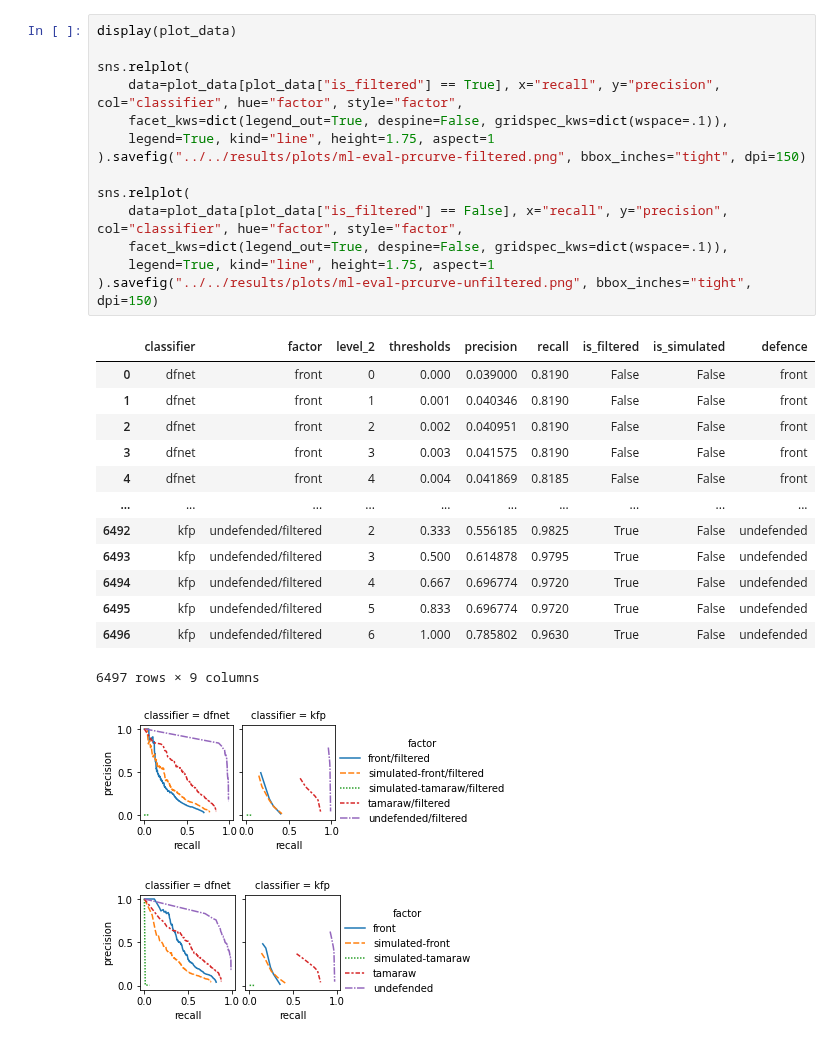
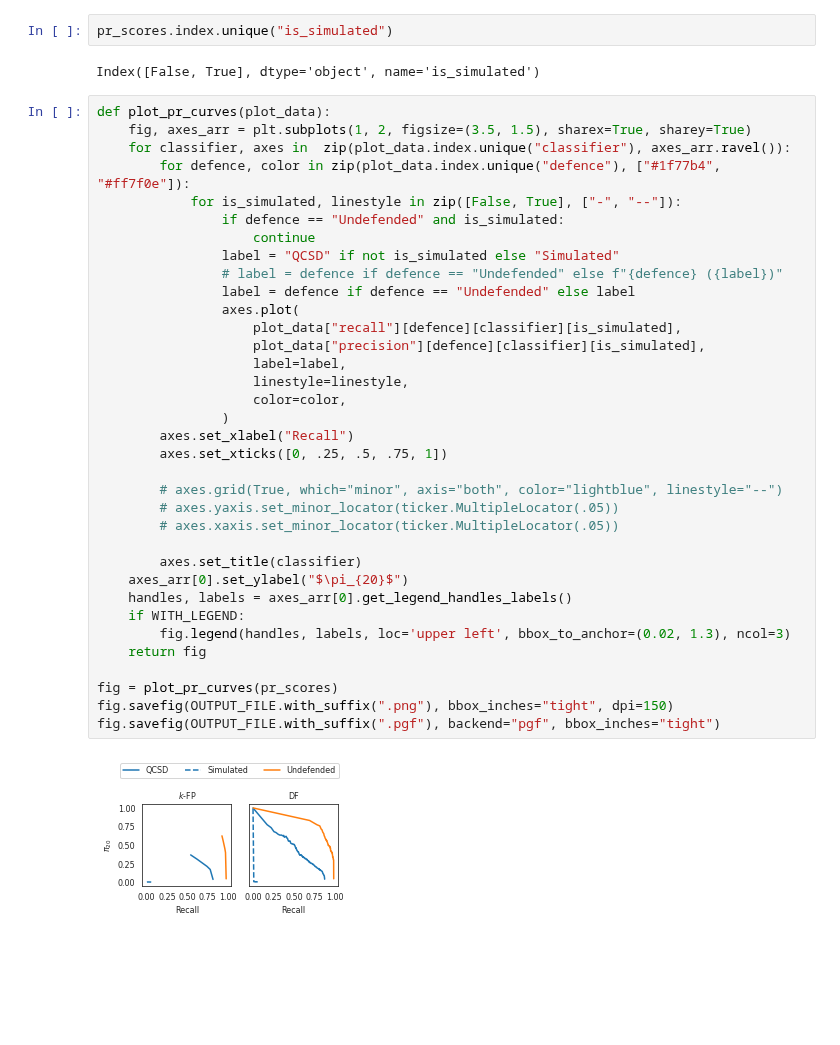
Before and after one commit to jpcsmith/qcsd-experiments, a Jupyter notebook: workflow/notebooks/result-analysis-curve.ipynb, the cells around one changed output. Cells and saved outputs as stored; diff of their text form; blank space fills up the shorter version.

```diff
--- a/workflow/notebooks/result-analysis-curve.ipynb
+++ b/workflow/notebooks/result-analysis-curve.ipynb
@@ -147,30 +129,41 @@ plot_data
-# %%
-display(plot_data)
-
-sns.relplot(
-    data=plot_data[plot_data["is_filtered"] == True], x="recall", y="precision", col="classifier", hue="factor", style="factor",
-    facet_kws=dict(legend_out=True, despine=False, gridspec_kws=dict(wspace=.1)),
-    legend=True, kind="line", height=1.75, aspect=1
-).savefig("../../results/plots/ml-eval-prcurve-filtered.png", bbox_inches="tight", dpi=150)
-
-sns.relplot(
-    data=plot_data[plot_data["is_filtered"] == False], x="recall", y="precision", col="classifier", hue="factor", style="factor",
-    facet_kws=dict(legend_out=True, despine=False, gridspec_kws=dict(wspace=.1)),
-    legend=True, kind="line", height=1.75, aspect=1
-).savefig("../../results/plots/ml-eval-prcurve-unfiltered.png", bbox_inches="tight", dpi=150)
-# %% [output]
-|  | classifier | factor | level_2 | thresholds | precision | recall | is_filtered | is_simulated | defence |
-| 0 | dfnet | front | 0 | 0.000 | 0.039000 | 0.8190 | False | False | front |
-| 1 | dfnet | front | 1 | 0.001 | 0.040346 | 0.8190 | False | False | front |
-| 2 | dfnet | front | 2 | 0.002 | 0.040951 | 0.8190 | False | False | front |
-| 3 | dfnet | front | 3 | 0.003 | 0.041575 | 0.8190 | False | False | front |
-| 4 | dfnet | front | 4 | 0.004 | 0.041869 | 0.8185 | False | False | front |
-| ... | ... | ... | ... | ... | ... | ... | ... | ... | ... |
-| 6492 | kfp | undefended/filtered | 2 | 0.333 | 0.556185 | 0.9825 | True | False | undefended |
-| 6493 | kfp | undefended/filtered | 3 | 0.500 | 0.614878 | 0.9795 | True | False | undefended |
-| 6494 | kfp | undefended/filtered | 4 | 0.667 | 0.696774 | 0.9720 | True | False | undefended |
-| 6495 | kfp | undefended/filtered | 5 | 0.833 | 0.696774 | 0.9720 | True | False | undefended |
-| 6496 | kfp | undefended/filtered | 6 | 1.000 | 0.785802 | 0.9630 | True | False | undefended |
-6497 rows × 9 columns
-[figure, removed]
-[figure, removed]
+# %%
+pr_scores.index.unique("is_simulated")
+# %% [output]
+Index([False, True], dtype='object', name='is_simulated')
+# %%
+def plot_pr_curves(plot_data):
+    fig, axes_arr = plt.subplots(1, 2, figsize=(3.5, 1.5), sharex=True, sharey=True)
+    for classifier, axes in  zip(plot_data.index.unique("classifier"), axes_arr.ravel()):
+        for defence, color in zip(plot_data.index.unique("defence"), ["#1f77b4", "#ff7f0e"]):
+            for is_simulated, linestyle in zip([False, True], ["-", "--"]):
+                if defence == "Undefended" and is_simulated:
+                    continue
+                label = "QCSD" if not is_simulated else "Simulated"
+                # label = defence if defence == "Undefended" else f"{defence} ({label})"
+                label = defence if defence == "Undefended" else label
+                axes.plot(
+                    plot_data["recall"][defence][classifier][is_simulated],
+                    plot_data["precision"][defence][classifier][is_simulated],
+                    label=label,
+                    linestyle=linestyle,
+                    color=color,
+                )
+        axes.set_xlabel("Recall")
+        axes.set_xticks([0, .25, .5, .75, 1])
+
+        # axes.grid(True, which="minor", axis="both", color="lightblue", linestyle="--")
+        # axes.yaxis.set_minor_locator(ticker.MultipleLocator(.05))
+        # axes.xaxis.set_minor_locator(ticker.MultipleLocator(.05))
+
+        axes.set_title(classifier)
+    axes_arr[0].set_ylabel("$\pi_{20}$")
+    handles, labels = axes_arr[0].get_legend_handles_labels()
+    if WITH_LEGEND:
+        fig.legend(handles, labels, loc='upper left', bbox_to_anchor=(0.02, 1.3), ncol=3)
+    return fig
+
+fig = plot_pr_curves(pr_scores)
+fig.savefig(OUTPUT_FILE.with_suffix(".png"), bbox_inches="tight", dpi=150)
+fig.savefig(OUTPUT_FILE.with_suffix(".pgf"), backend="pgf", bbox_inches="tight")
+# %% [output]
+[figure, added]
```
Also changed, not shown: parts of 8 cells of this notebook, 6 other files.
